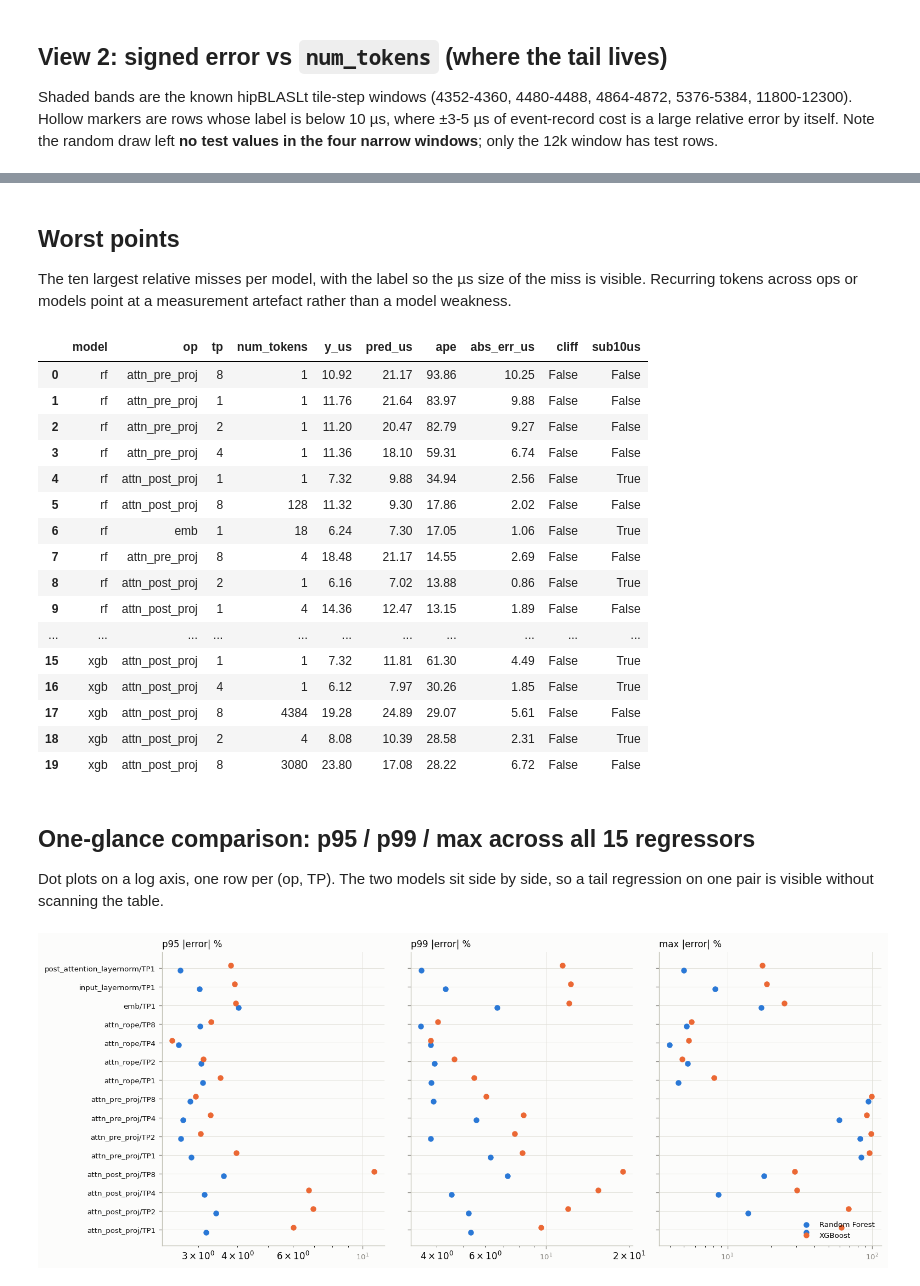
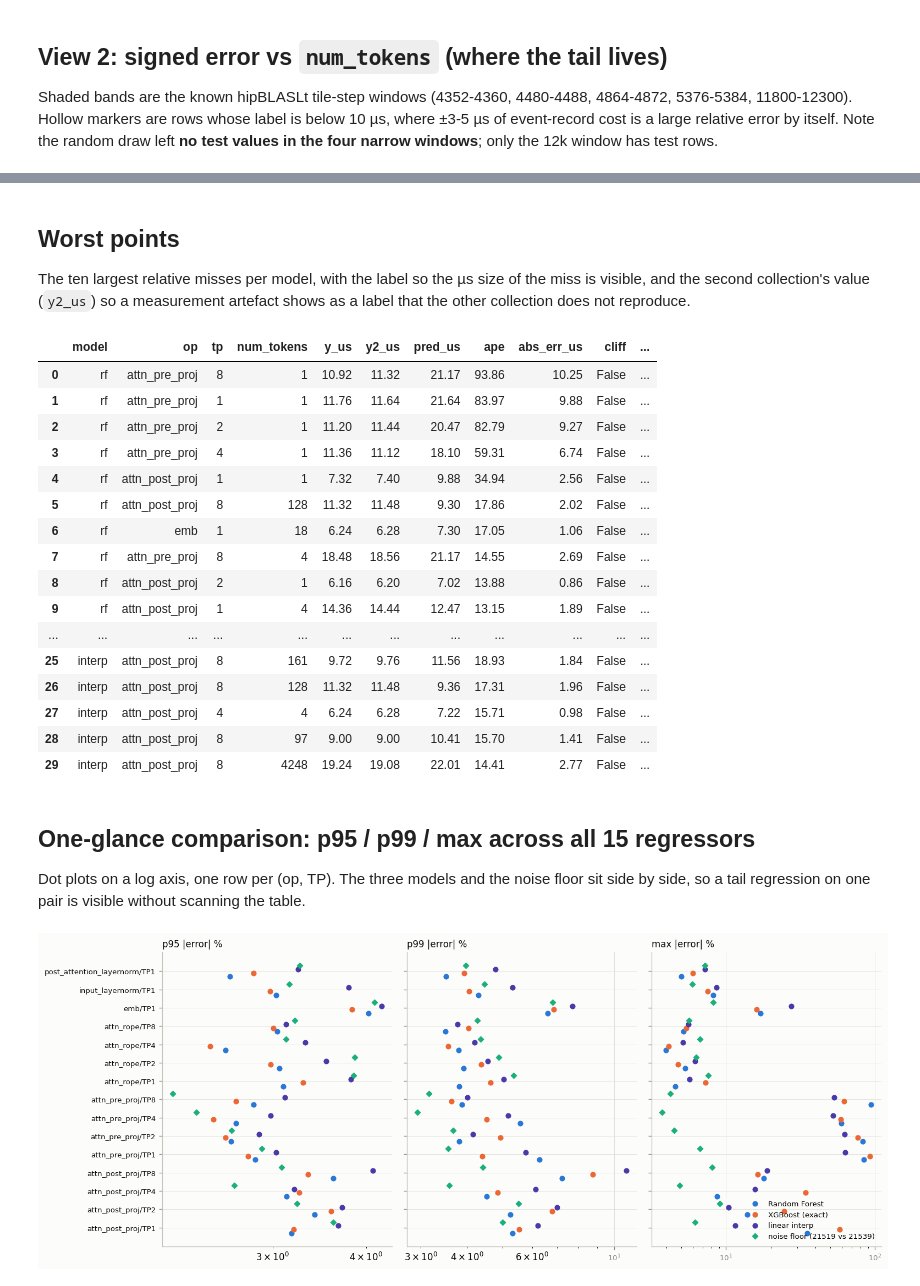
Before and after one commit to drivenets/Frontier, a Jupyter notebook: profiling_knowledge/qwen3_30b_a3b_mi355x_profiling/regressor_bench/EVAL_baseline_rf_xgb.ipynb, the cells around one changed output, grey strips where cells are left out. Drawn from its saved outputs; the diff is of its cells as text; code cells hidden in the pictures.

```diff
--- a/profiling_knowledge/qwen3_30b_a3b_mi355x_profiling/regressor_bench/EVAL_baseline_rf_xgb.ipynb
+++ b/profiling_knowledge/qwen3_30b_a3b_mi355x_profiling/regressor_bench/EVAL_baseline_rf_xgb.ipynb
@@ -32,17 +42,21 @@ while not (HERE / "splits" / "manifest.json").exists():   # allow launching from
     if cand: HERE = cand[0].parents[1]; break
     HERE = HERE.parent
 sys.path.insert(0, str(HERE.parent))
-from regressor_bench.dataset import load_raw, tidy, DEFAULT_CSV
 from regressor_bench.splits import load_split
 from regressor_bench.metrics import ape, INSTRUMENT_FLOOR_MS
-from regressor_bench.baseline_rf_xgb import FITTERS, CLIFFS, in_cliff
+from regressor_bench.baseline_rf_xgb import CLIFFS, in_cliff
 from regressor_bench.report import SERIES, INK, INK2, MUTED, GRID, BASELINE, SURFACE
 %matplotlib inline
 # (after the report import: that module selects the Agg backend for file output; the magic switches back)
 
-RESULTS = HERE / "results" / "baseline_rf_xgb"
-CSV = HERE.parents[2] / DEFAULT_CSV if not Path(DEFAULT_CSV).exists() else Path(DEFAULT_CSV)
-MODELS = {"rf": ("Random Forest", SERIES[0]), "xgb": ("XGBoost", SERIES[1])}
+RESULTS = HERE / "results" / "baseline_v2"
+MODELS = {"rf": ("Random Forest", SERIES[0]), "xgb_exact": ("XGBoost (exact)", SERIES[1]), "interp": ("linear interp", SERIES[6])}
+NOISE = ("noise floor (21519 vs 21539)", SERIES[2])       # green: second collection predicting the first
+REFS = {**MODELS, "noise": NOISE}                          # models + noise, for the comparison views
+OPS = ["attn_pre_proj", "attn_post_proj", "attn_rope", "input_layernorm", "post_attention_layernorm", "emb"]
 pd.set_option("display.width", 200); pd.set_option("display.max_columns", 30)
-print("package:", HERE); print("results:", RESULTS); print("csv:", CSV)
+meta = json.loads((RESULTS / "run_meta.json").read_text())
+print("package:", HERE); print("results:", RESULTS)
+print("train csv:", meta["csv"], meta["csv_md5"]); print("noise csv:", meta["noise_csv"], meta["noise_csv_md5"])
+print("xgb tree_method:", meta["xgb"]["tree_method"], "| finished:", meta["finished_utc"])
 # %% [output]
@@ -114,6 +128,7 @@ def tails(g):
 
 tab = preds.groupby(["op", "tp", "model"]).apply(tails).reset_index()
 tab["n"] = tab.n.astype(int)
+tab["model"] = pd.Categorical(tab.model, categories=list(REFS))
 show = tab.pivot(index=["op", "tp"], columns="model", values=["MAPE", "p95", "p99", "max", "argmax_tokens", "max_abs_us"])
 show = show.reindex(columns=["MAPE", "p95", "p99", "max", "argmax_tokens", "max_abs_us"], level=0)
 show.round(2).style.background_gradient(subset=[c for c in show.columns if c[0] in ("MAPE", "p95", "p99", "max")], cmap="Blues", axis=None)
@@ -284,50 +349,52 @@ for op in ["attn_pre_proj", "attn_post_proj", "attn_rope", "input_layernorm", "p
 # %% [markdown]
 ## Worst points
 
-The ten largest relative misses per model, with the label so the µs size of the miss is visible. Recurring tokens
-across ops or models point at a measurement artefact rather than a model weakness.
+The ten largest relative misses per model, with the label so the µs size of the miss is visible, and the second
+collection's value (`y2_us`) so a measurement artefact shows as a label that the other collection does not reproduce.
 # %%
-cols = ["model", "op", "tp", "num_tokens", "y_us", "pred_us", "ape", "abs_err_us", "cliff", "sub10us"]
-w = preds.assign(y_us=preds.y * 1e3, pred_us=preds.pred * 1e3)
+cols = ["model", "op", "tp", "num_tokens", "y_us", "y2_us", "pred_us", "ape", "abs_err_us", "cliff", "sub10us"]
+w = preds[preds.model != "noise"].assign(y_us=lambda d: d.y * 1e3, y2_us=lambda d: d.y_other_collection * 1e3, pred_us=lambda d: d.pred * 1e3)
 pd.concat([w[w.model == m].nlargest(10, "ape") for m in MODELS])[cols].round(2).reset_index(drop=True)
 # %% [output]
-|  | model | op | tp | num_tokens | y_us | pred_us | ape | abs_err_us | cliff | sub10us |
-| 0 | rf | attn_pre_proj | 8 | 1 | 10.92 | 21.17 | 93.86 | 10.25 | False | False |
-| 1 | rf | attn_pre_proj | 1 | 1 | 11.76 | 21.64 | 83.97 | 9.88 | False | False |
-| 2 | rf | attn_pre_proj | 2 | 1 | 11.20 | 20.47 | 82.79 | 9.27 | False | False |
-| 3 | rf | attn_pre_proj | 4 | 1 | 11.36 | 18.10 | 59.31 | 6.74 | False | False |
-| 4 | rf | attn_post_proj | 1 | 1 | 7.32 | 9.88 | 34.94 | 2.56 | False | True |
-| 5 | rf | attn_post_proj | 8 | 128 | 11.32 | 9.30 | 17.86 | 2.02 | False | False |
-| 6 | rf | emb | 1 | 18 | 6.24 | 7.30 | 17.05 | 1.06 | False | True |
-| 7 | rf | attn_pre_proj | 8 | 4 | 18.48 | 21.17 | 14.55 | 2.69 | False | False |
-| 8 | rf | attn_post_proj | 2 | 1 | 6.16 | 7.02 | 13.88 | 0.86 | False | True |
-| 9 | rf | attn_post_proj | 1 | 4 | 14.36 | 12.47 | 13.15 | 1.89 | False | False |
-| ... | ... | ... | ... | ... | ... | ... | ... | ... | ... | ... |
-| 15 | xgb | attn_post_proj | 1 | 1 | 7.32 | 11.81 | 61.30 | 4.49 | False | True |
-| 16 | xgb | attn_post_proj | 4 | 1 | 6.12 | 7.97 | 30.26 | 1.85 | False | True |
-| 17 | xgb | attn_post_proj | 8 | 4384 | 19.28 | 24.89 | 29.07 | 5.61 | False | False |
-| 18 | xgb | attn_post_proj | 2 | 4 | 8.08 | 10.39 | 28.58 | 2.31 | False | True |
-| 19 | xgb | attn_post_proj | 8 | 3080 | 23.80 | 17.08 | 28.22 | 6.72 | False | False |
+|  | model | op | tp | num_tokens | y_us | y2_us | pred_us | ape | abs_err_us | cliff | ... |
+| 0 | rf | attn_pre_proj | 8 | 1 | 10.92 | 11.32 | 21.17 | 93.86 | 10.25 | False | ... |
+| 1 | rf | attn_pre_proj | 1 | 1 | 11.76 | 11.64 | 21.64 | 83.97 | 9.88 | False | ... |
+| 2 | rf | attn_pre_proj | 2 | 1 | 11.20 | 11.44 | 20.47 | 82.79 | 9.27 | False | ... |
+| 3 | rf | attn_pre_proj | 4 | 1 | 11.36 | 11.12 | 18.10 | 59.31 | 6.74 | False | ... |
+| 4 | rf | attn_post_proj | 1 | 1 | 7.32 | 7.40 | 9.88 | 34.94 | 2.56 | False | ... |
+| 5 | rf | attn_post_proj | 8 | 128 | 11.32 | 11.48 | 9.30 | 17.86 | 2.02 | False | ... |
+| 6 | rf | emb | 1 | 18 | 6.24 | 6.28 | 7.30 | 17.05 | 1.06 | False | ... |
+| 7 | rf | attn_pre_proj | 8 | 4 | 18.48 | 18.56 | 21.17 | 14.55 | 2.69 | False | ... |
+| 8 | rf | attn_post_proj | 2 | 1 | 6.16 | 6.20 | 7.02 | 13.88 | 0.86 | False | ... |
+| 9 | rf | attn_post_proj | 1 | 4 | 14.36 | 14.44 | 12.47 | 13.15 | 1.89 | False | ... |
+| ... | ... | ... | ... | ... | ... | ... | ... | ... | ... | ... | ... |
+| 25 | interp | attn_post_proj | 8 | 161 | 9.72 | 9.76 | 11.56 | 18.93 | 1.84 | False | ... |
+| 26 | interp | attn_post_proj | 8 | 128 | 11.32 | 11.48 | 9.36 | 17.31 | 1.96 | False | ... |
+| 27 | interp | attn_post_proj | 4 | 4 | 6.24 | 6.28 | 7.22 | 15.71 | 0.98 | False | ... |
+| 28 | interp | attn_post_proj | 8 | 97 | 9.00 | 9.00 | 10.41 | 15.70 | 1.41 | False | ... |
+| 29 | interp | attn_post_proj | 8 | 4248 | 19.24 | 19.08 | 22.01 | 14.41 | 2.77 | False | ... |
 # %% [markdown]
 ## One-glance comparison: p95 / p99 / max across all 15 regressors
 
-Dot plots on a log axis, one row per (op, TP). The two models sit side by side, so a tail regression on one pair is
-visible without scanning the table.
+Dot plots on a log axis, one row per (op, TP). The three models and the noise floor sit side by side, so a tail
+regression on one pair is visible without scanning the table.
 # %%
 fig, axes = plt.subplots(1, 3, figsize=(13, 5.2), dpi=120, sharey=True)
 fig.patch.set_facecolor(SURFACE)
 order = tab[tab.model == "rf"].sort_values(["op", "tp"]).apply(lambda r: f"{r.op}/TP{r.tp}", axis=1).tolist()
+off = np.linspace(-.3, .3, len(REFS))
 for ax, metric in zip(axes, ["p95", "p99", "max"]):
     style(ax); ax.set_xscale("log")
-    for k, (m, (name, color)) in enumerate(MODELS.items()):
+    for k, (m, (name, color)) in enumerate(REFS.items()):
         d = tab[tab.model == m].assign(key=lambda d: d.op + "/TP" + d.tp.astype(str)).set_index("key").loc[order]
-        ax.scatter(d[metric], np.arange(len(order)) + (k - .5) * .25, s=28, color=color, label=name, zorder=3)
+        ax.scatter(d[metric], np.arange(len(order)) + off[k], s=26 if m != "noise" else 18, color=color, label=name, zorder=3,
+                   marker="o" if m != "noise" else "D")
     ax.set_title(f"{metric} |error| %", loc="left", fontsize=10, color=INK)
 axes[0].set_yticks(range(len(order))); axes[0].set_yticklabels(order, fontsize=8, color=INK)
 axes[-1].legend(frameon=False, fontsize=8, loc="lower right")
 fig.tight_layout(); plt.show()
 # %% [output]
-[figure, old version]
+[figure, new version]
 # %% [markdown]
 ## Notes
 
```
Also changed, not shown: parts of 18 cells of this notebook, 5 other files.
